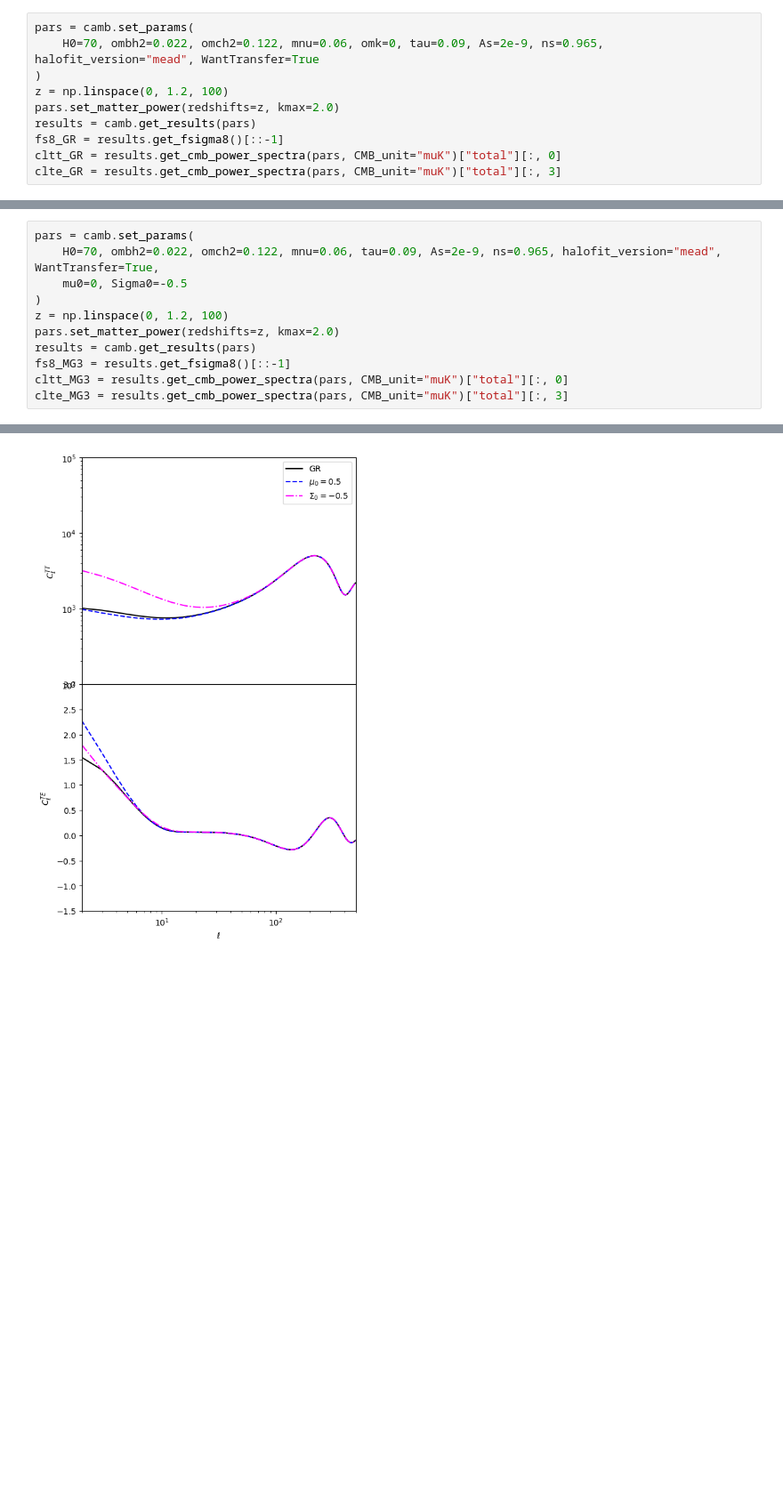
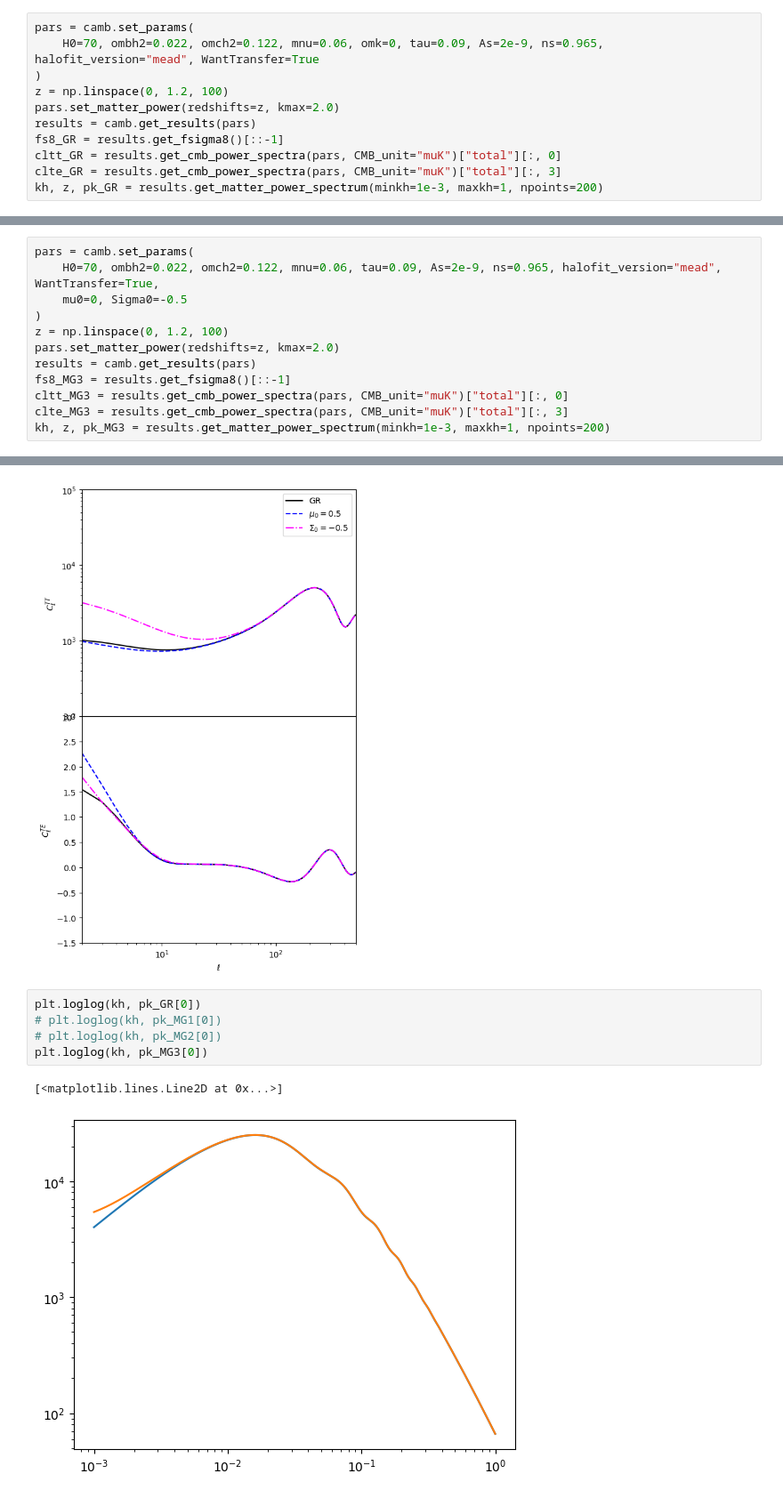
Before and after one commit to joaoreboucas1/CAMB-cs2, a Jupyter notebook: docs/MG_demo.ipynb, the cells around one changed output, grey strips where cells are left out. Shown at 89% size. Cells and saved outputs as stored; diff of their text form; blank space fills up the shorter version.

```diff
--- a/docs/MG_demo.ipynb
+++ b/docs/MG_demo.ipynb
@@ -18,6 +18,7 @@ results = camb.get_results(pars)
 fs8_GR = results.get_fsigma8()[::-1]
 cltt_GR = results.get_cmb_power_spectra(pars, CMB_unit="muK")["total"][:, 0]
 clte_GR = results.get_cmb_power_spectra(pars, CMB_unit="muK")["total"][:, 3]
+kh, z, pk_GR = results.get_matter_power_spectrum(minkh=1e-3, maxkh=1, npoints=200)
 # %% [output]
 Note: redshifts have been re-sorted (earliest first)
 # %%
@@ -57,6 +60,7 @@ results = camb.get_results(pars)
 fs8_MG3 = results.get_fsigma8()[::-1]
 cltt_MG3 = results.get_cmb_power_spectra(pars, CMB_unit="muK")["total"][:, 0]
 clte_MG3 = results.get_cmb_power_spectra(pars, CMB_unit="muK")["total"][:, 3]
+kh, z, pk_MG3 = results.get_matter_power_spectrum(minkh=1e-3, maxkh=1, npoints=200)
 # %% [output]
 Note: redshifts have been re-sorted (earliest first)
 # %%
@@ -91,3 +95,11 @@ axs[1].set_ylabel("$C_\\ell^{TE}$")
 # %% [output]
 Text(0, 0.5, '$C_\\ell^{TE}$')
 [figure]
+# %%
+plt.loglog(kh, pk_GR[0])
+# plt.loglog(kh, pk_MG1[0])
+# plt.loglog(kh, pk_MG2[0])
+plt.loglog(kh, pk_MG3[0])
+# %% [output]
+[<matplotlib.lines.Line2D at 0x...>]
+[figure, added]
```
Also changed, not shown: parts of 2 cells of this notebook, 3 other files.
